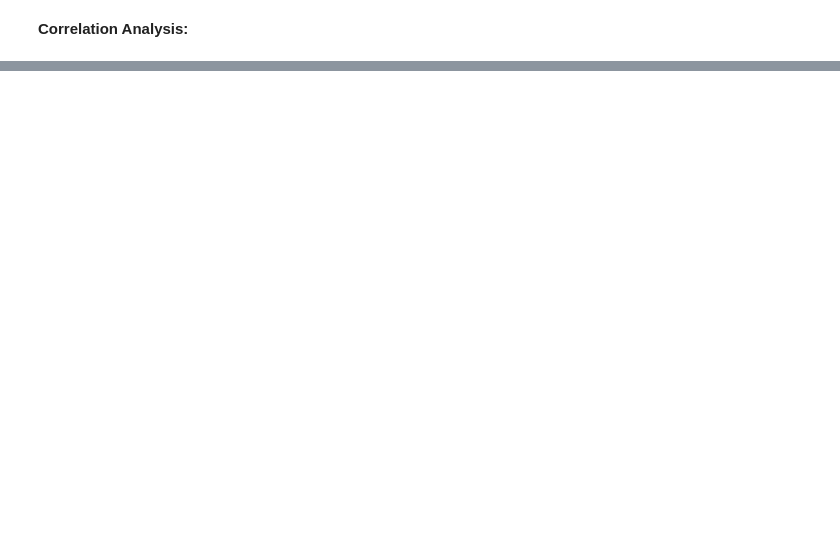
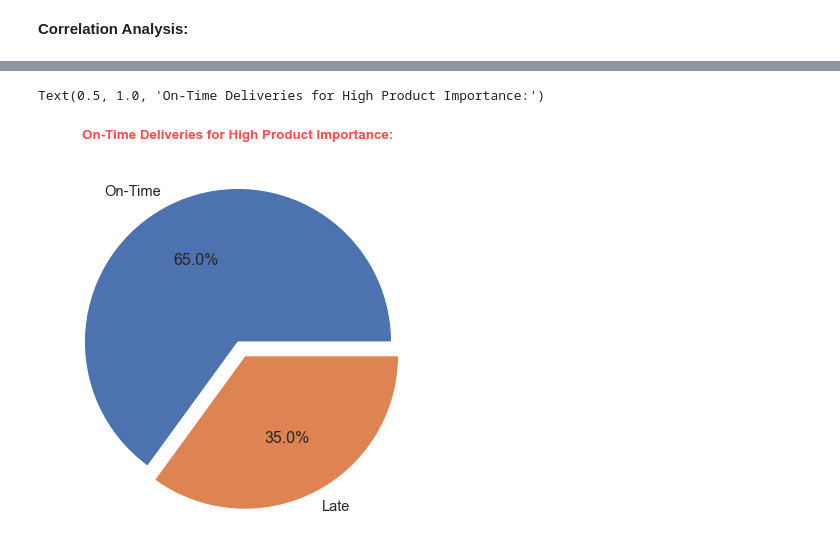
Before and after one commit to rajesh-coventry/Projects, a Jupyter notebook: 02_Data_Visuallization/05_E-Commerce_Shipping/01_delivery_performance_optimization.ipynb, the cells around one changed output, grey strips where cells are left out. Drawn from its saved outputs; the diff is of its cells as text; code cells hidden in the pictures; blank space fills up the shorter version.

```diff
--- a/02_Data_Visuallization/05_E-Commerce_Shipping/01_delivery_performance_optimization.ipynb
+++ b/02_Data_Visuallization/05_E-Commerce_Shipping/01_delivery_performance_optimization.ipynb
@@ -1011,0 +1085,3 @@ We collect sufficient evidences to reject Null-Hypothesis. So, Shipment weights
+# %%
+c= data.groupby(by= "Product_importance")["Reached.on.Time_Y.N"].value_counts(normalize= True).reset_index()
+c
@@ -1011,0 +1096,6 @@ We collect sufficient evidences to reject Null-Hypothesis. So, Shipment weights
+# %%
+plt.pie(x= c[c["Product_importance"]== "high"]["proportion"], explode= [0, 0.1], autopct= "%1.1f%%",labels= ["On-Time", "Late"] )
+plt.title("On-Time Deliveries for High Product Importance:", fontsize=12, fontweight="bold", color="Red", pad=10, alpha=0.7)
+# %% [output]
+Text(0.5, 1.0, 'On-Time Deliveries for High Product Importance:')
+[figure, added]
```
Also changed, not shown: parts of 14 cells of this notebook.
